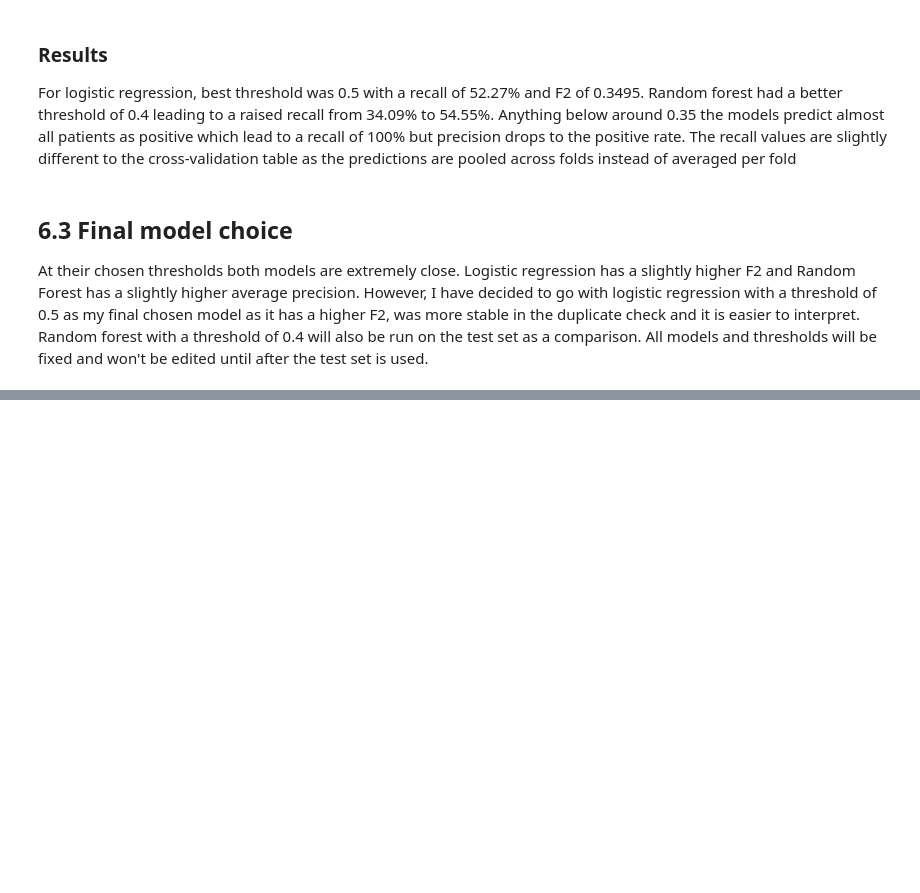
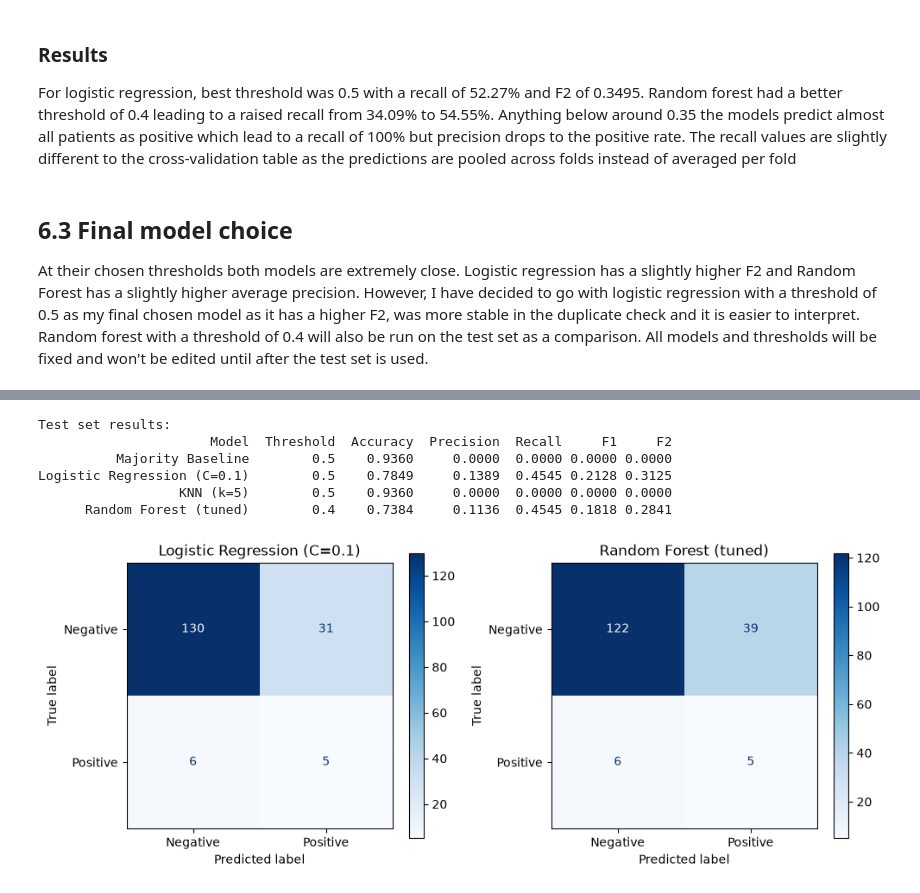
Before and after one commit to lf1313/CT4101-machine-learning, a Jupyter notebook: notebooks/final_portfolio.ipynb, the cells around one changed output, grey strips where cells are left out. Drawn from its saved outputs; the diff is of its cells as text; code cells hidden in the pictures; blank space fills up the shorter version.

Commit message:
add final test set evaluation

```diff
--- a/notebooks/final_portfolio.ipynb
+++ b/notebooks/final_portfolio.ipynb
@@ -779,0 +783,57 @@ At their chosen thresholds both models are extremely close. Logistic regression
+# %%
+from sklearn.metrics import accuracy_score, f1_score
+
+final_models = {
+    "Majority Baseline": (baseline_model, 0.5),
+    "Logistic Regression (C=0.1)": (lr_best_model, 0.5),
+    "KNN (k=5)": (knn_model, 0.5),
+    "Random Forest (tuned)": (rf_best_model, 0.4)
+}
+
+test_results = []
+test_predictions = {}
+
+for name, (model, threshold) in final_models.items():
+    model.fit(X_train, Y_train)
+    probs = model.predict_proba(X_test)[:, 1]
+    preds = (probs >= threshold).astype(int)
+    test_predictions[name] = preds
+
+    test_results.append({
+        "Model": name,
+        "Threshold": threshold,
+        "Accuracy": accuracy_score(Y_test, preds),
+        "Precision": precision_score(Y_test, preds, zero_division=0),
+        "Recall": recall_score(Y_test, preds),
+        "F1": f1_score(Y_test, preds, zero_division=0),
+        "F2": fbeta_score(Y_test, preds, beta=2, zero_division=0)
+    })
+
+test_df = pd.DataFrame(test_results)
+print("Test set results:")
+print(test_df.round(4).to_string(index=False))
+# %% [output]
+Test set results:
+                      Model  Threshold  Accuracy  Precision  Recall     F1     F2
+          Majority Baseline        0.5    0.9360     0.0000  0.0000 0.0000 0.0000
+Logistic Regression (C=0.1)        0.5    0.7849     0.1389  0.4545 0.2128 0.3125
+                  KNN (k=5)        0.5    0.9360     0.0000  0.0000 0.0000 0.0000
+      Random Forest (tuned)        0.4    0.7384     0.1136  0.4545 0.1818 0.2841
+# %%
+fig, axes = plt.subplots(1, 2, figsize=(10, 4))
+
+for ax, name in zip(axes, ["Logistic Regression (C=0.1)", "Random Forest (tuned)"]):
+    ConfusionMatrixDisplay.from_predictions(
+        Y_test,
+        test_predictions[name],
+        display_labels=["Negative", "Positive"],
+        cmap="Blues",
+        values_format="d",
+        ax=ax
+    )
+    ax.set_title(name)
+
+plt.tight_layout()
+plt.show()
+# %% [output]
+[figure, added]
```
Also changed, not shown: parts of 2 cells of this notebook.
